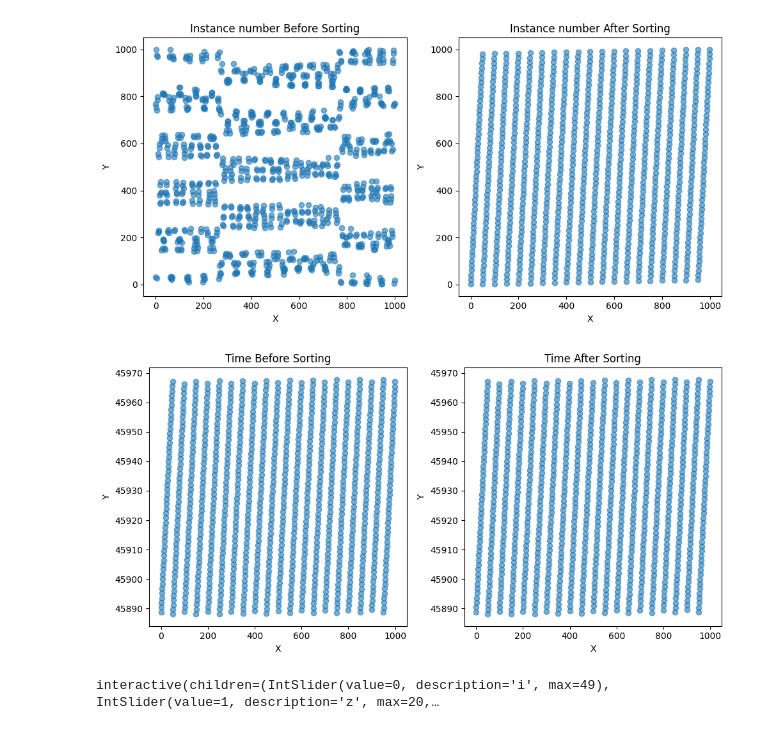
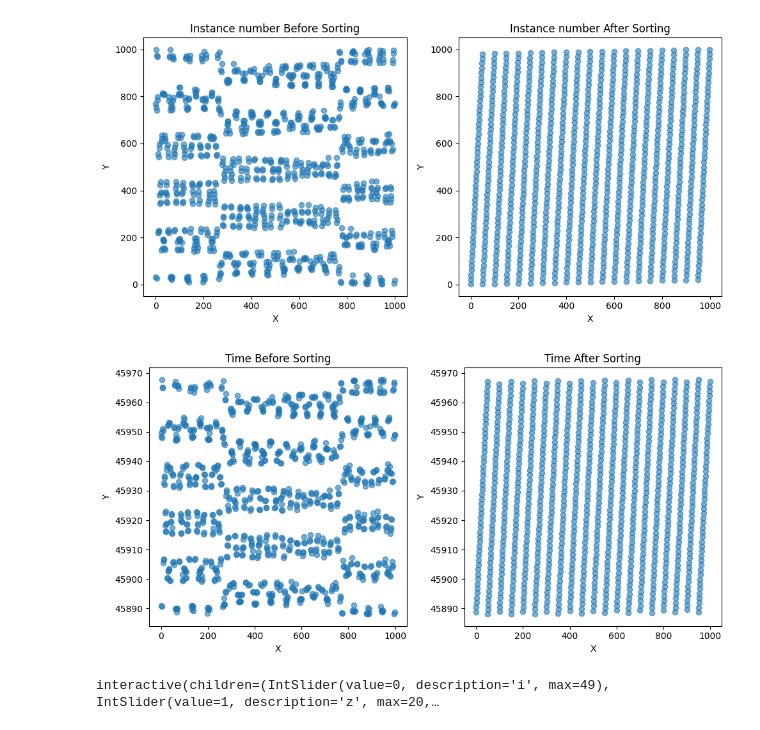
Before and after one commit to qqgjyx/MATH-Group, a Jupyter notebook: main.ipynb, the cells around one changed output. Saved outputs shown, nothing was run; the diff lists cells and outputs as text; code cells hidden in the pictures.

```diff
--- a/main.ipynb
+++ b/main.ipynb
@@ -141,34 +143,34 @@ plt.show()
 # %%
 a = []
 for i in range(len(image_data_sorted)):
     a.append(i)
 
 a = np.asarray(a)
 # Assuming image_position and image_position_sorted are your original and sorted position lists respectively
 
 # Convert lists to numpy arrays for easier slicing
-original_positions = np.array(acquisition_time_sorted)
+original_positions = np.array(acquisition_times)
 sorted_positions = np.array(acquisition_time_sorted)
 
 # Before sorting
 plt.figure(figsize=(10, 5))
 plt.subplot(1, 2, 1)  # 1 row, 2 columns, 1st subplot
 plt.scatter(a[:], original_positions[:], alpha=0.6)
 plt.title('Time Before Sorting')
 plt.xlabel('X')
 plt.ylabel('Y')
 
 # After sorting
 plt.subplot(1, 2, 2)  # 1 row, 2 columns, 2nd subplot
 plt.scatter(a[:], sorted_positions[:], alpha=0.6)
 plt.title('Time After Sorting')
 plt.xlabel('X')
 plt.ylabel('Y')
 
 plt.tight_layout()
 plt.show()
 # %% [output]
-[figure, old version]
+[figure, new version]
 # %%
 def intensity_to_concentration(intensity, baseline=None):
 
```
Also changed, not shown: parts of 13 cells of this notebook.
